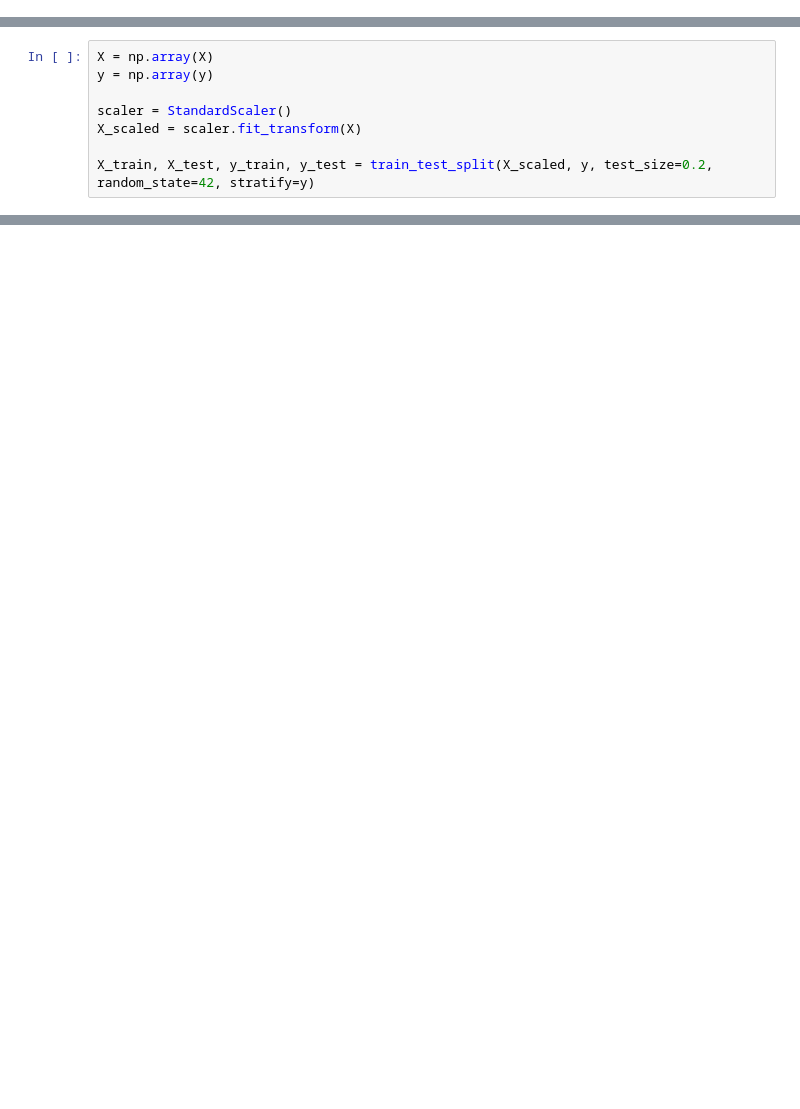
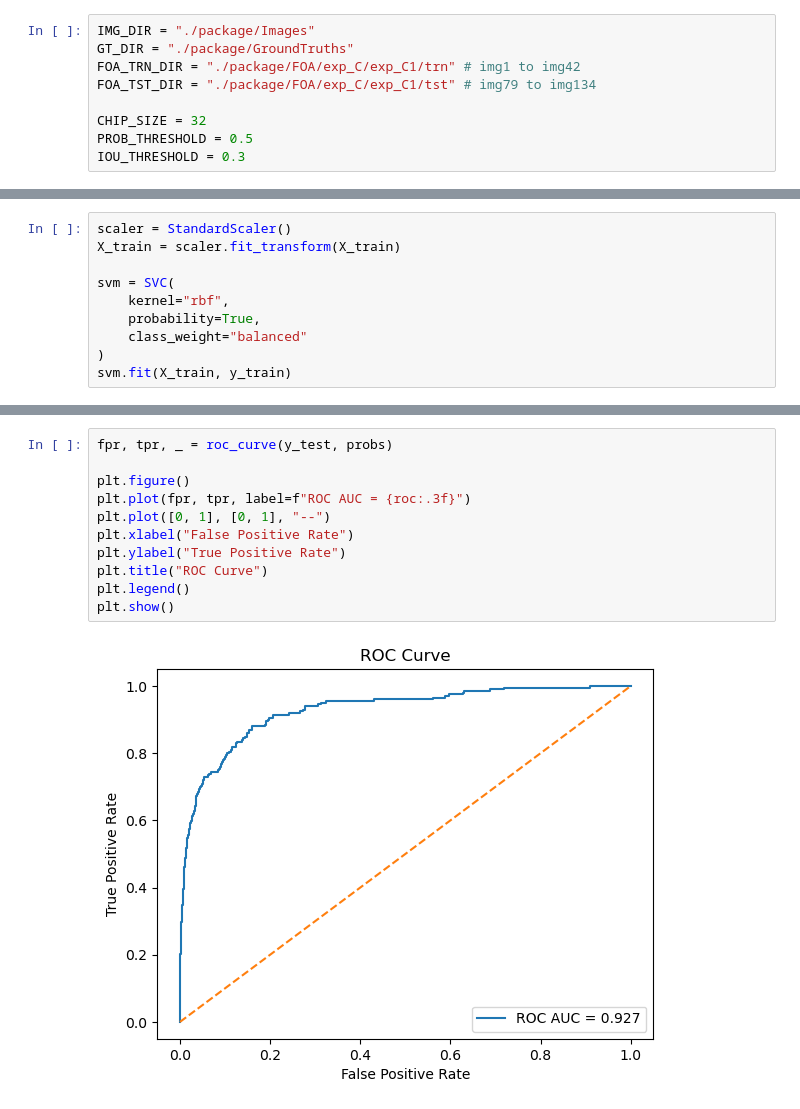
Before and after one commit to ArthazA/AOL_ComVis, a Jupyter notebook: Volcano_ComVis_AOL.ipynb, the cells around one changed output, grey strips where cells are left out. Saved outputs shown, nothing was run; the diff lists cells and outputs as text; blank space fills up the shorter version.

```diff
--- a/Volcano_ComVis_AOL.ipynb
+++ b/Volcano_ComVis_AOL.ipynb
@@ -11,2 +19,11 @@ from tqdm import tqdm
+# %%
+IMG_DIR = "./package/Images"
+GT_DIR = "./package/GroundTruths"
+FOA_TRN_DIR = "./package/FOA/exp_C/exp_C1/trn" # img1 to img42
+FOA_TST_DIR = "./package/FOA/exp_C/exp_C1/tst" # img79 to img134
+
+CHIP_SIZE = 32
+PROB_THRESHOLD = 0.5
+IOU_THRESHOLD = 0.3
 # %%
 def vread(basepath):
@@ -166,8 +65,0 @@ for fname in tqdm(os.listdir(GT_FOLDER)):
-# %%
-X = np.array(X)
-y = np.array(y)
-
-scaler = StandardScaler()
-X_scaled = scaler.fit_transform(X)
-
-X_train, X_test, y_train, y_test = train_test_split(X_scaled, y, test_size=0.2, random_state=42, stratify=y)
@@ -188,0 +206,10 @@ Saved svm_model.pkl and scaler.pkl!
+# %%
+scaler = StandardScaler()
+X_train = scaler.fit_transform(X_train)
+
+svm = SVC(
+    kernel="rbf",
+    probability=True,
+    class_weight="balanced"
+)
+svm.fit(X_train, y_train)
@@ -188,0 +271,13 @@ Saved svm_model.pkl and scaler.pkl!
+# %%
+fpr, tpr, _ = roc_curve(y_test, probs)
+
+plt.figure()
+plt.plot(fpr, tpr, label=f"ROC AUC = {roc:.3f}")
+plt.plot([0, 1], [0, 1], "--")
+plt.xlabel("False Positive Rate")
+plt.ylabel("True Positive Rate")
+plt.title("ROC Curve")
+plt.legend()
+plt.show()
+# %% [output]
+[figure, added]
```
Also changed, not shown: parts of 15 cells of this notebook, 3 other files.
